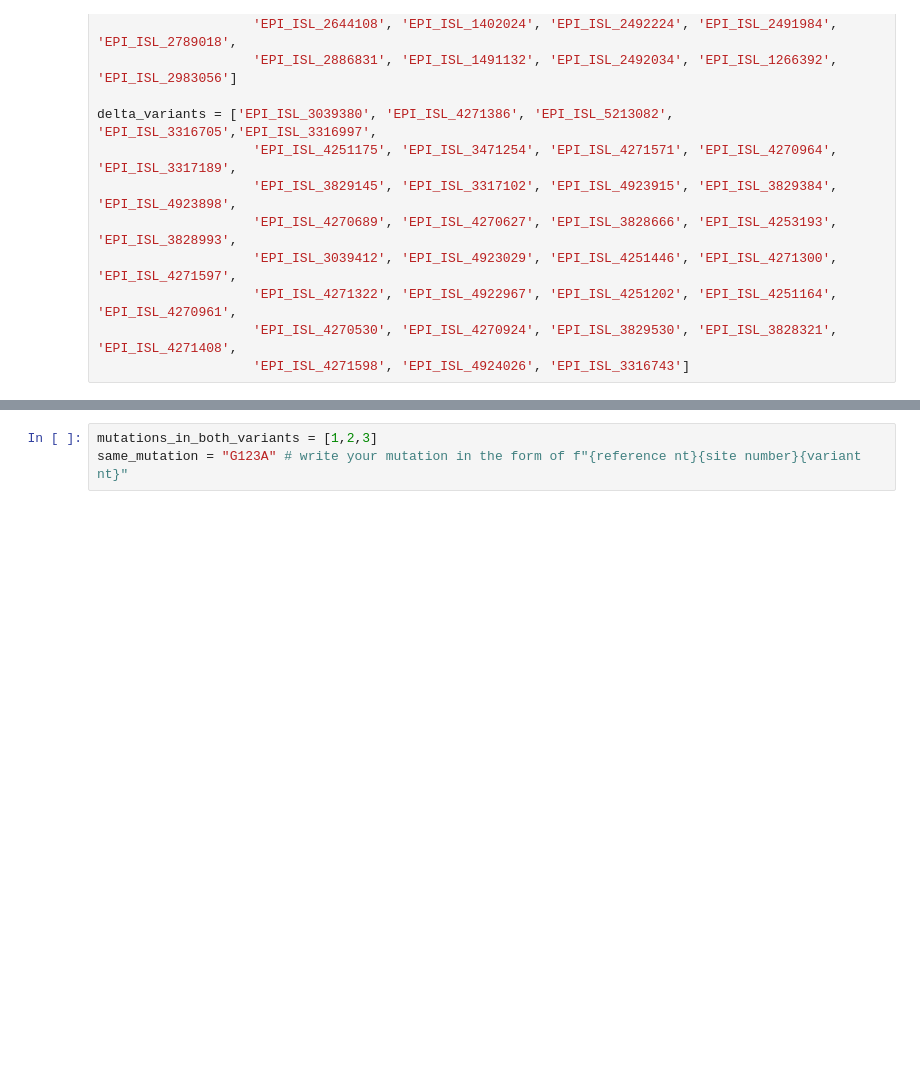
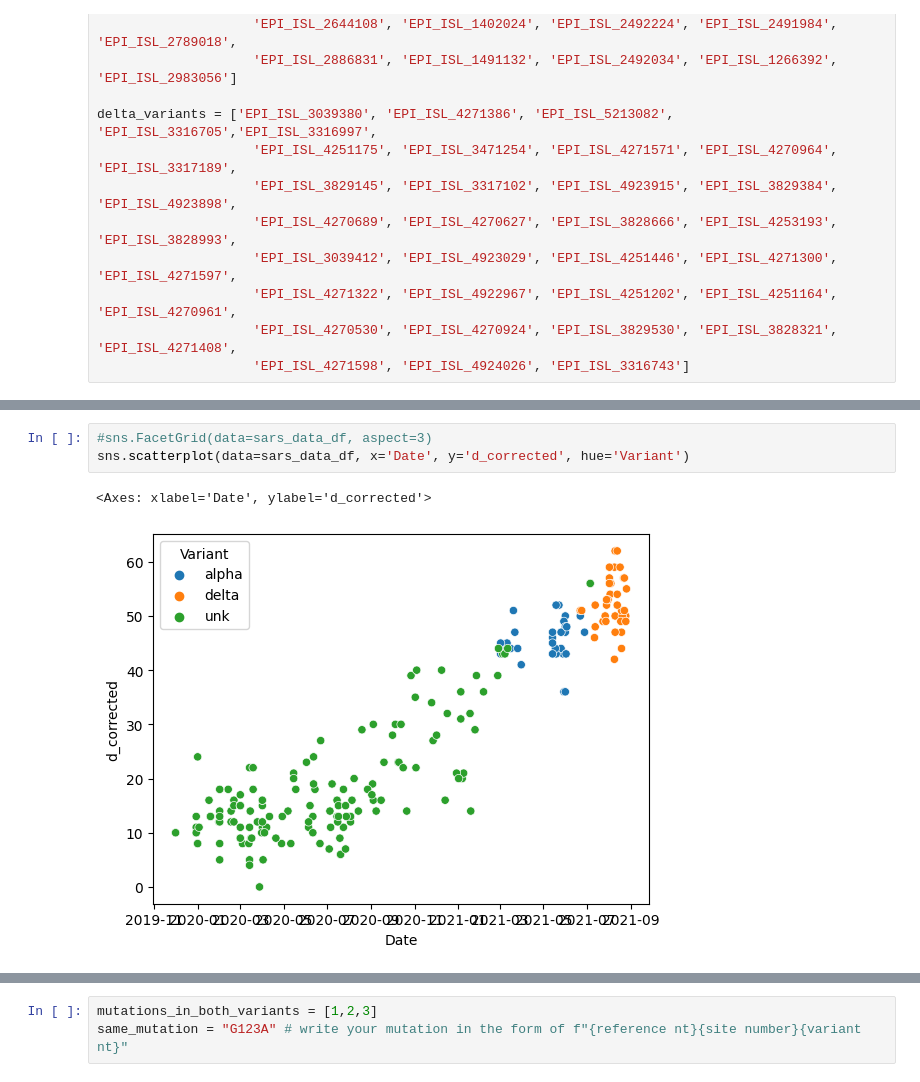
Before and after one commit to UNSW-BINF/assign_viral_evo, a Jupyter notebook: homework-4.ipynb, the cells around one changed output, grey strips where cells are left out. Cells and saved outputs as stored; diff of their text form; blank space fills up the shorter version.

```diff
--- a/homework-4.ipynb
+++ b/homework-4.ipynb
@@ -194,0 +501,6 @@ delta_variants = ['EPI_ISL_3039380', 'EPI_ISL_4271386', 'EPI_ISL_5213082', 'EPI_
+# %%
+#sns.FacetGrid(data=sars_data_df, aspect=3)
+sns.scatterplot(data=sars_data_df, x='Date', y='d_corrected', hue='Variant')
+# %% [output]
+<Axes: xlabel='Date', ylabel='d_corrected'>
+[figure, added]
```
Also changed, not shown: parts of 34 cells of this notebook, 1 other file.
